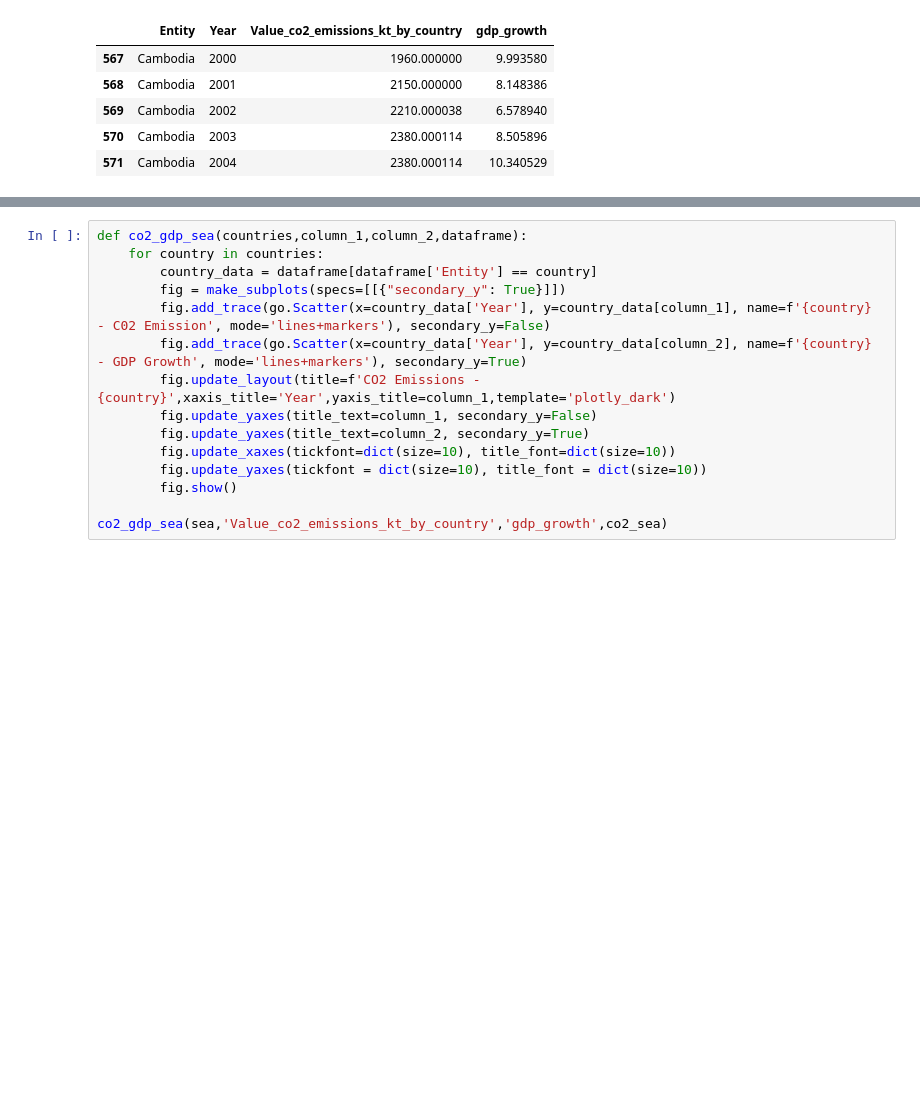
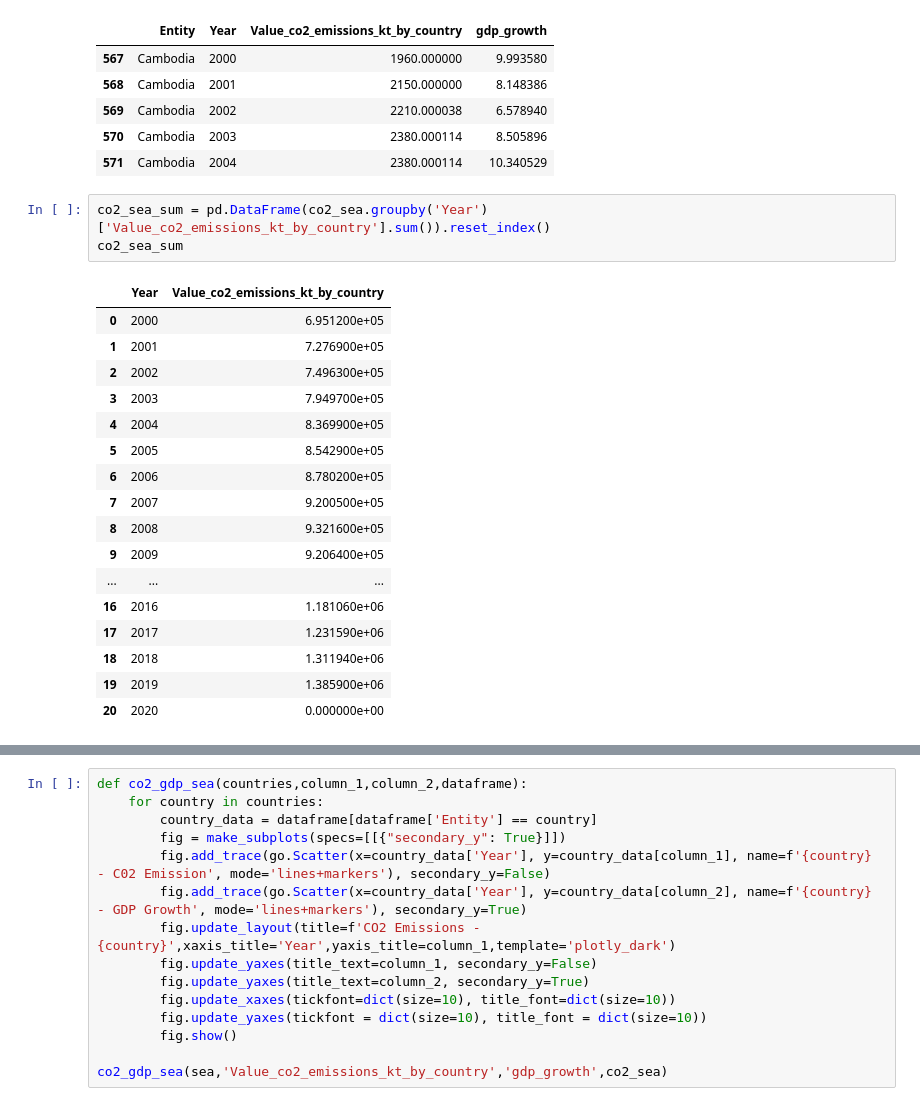
Before and after one commit to lurza/Sustainable_Energy_2020_2022, a Jupyter notebook: Sustainable_Energy1.ipynb, the cells around one changed output, grey strips where cells are left out. Drawn from its saved outputs; the diff is of its cells as text; blank space fills up the shorter version.

Commit message:
analysis on CO2 emission completed

```diff
--- a/Sustainable_Energy1.ipynb
+++ b/Sustainable_Energy1.ipynb
@@ -514,3 +513,24 @@ co2_sea.head()
 | 569 | Cambodia | 2002 | 2210.000038 | 6.578940 |
 | 570 | Cambodia | 2003 | 2380.000114 | 8.505896 |
 | 571 | Cambodia | 2004 | 2380.000114 | 10.340529 |
+# %%
+co2_sea_sum = pd.DataFrame(co2_sea.groupby('Year')['Value_co2_emissions_kt_by_country'].sum()).reset_index()
+co2_sea_sum
+# %% [output]
+|  | Year | Value_co2_emissions_kt_by_country |
+| 0 | 2000 | 6.951200e+05 |
+| 1 | 2001 | 7.276900e+05 |
+| 2 | 2002 | 7.496300e+05 |
+| 3 | 2003 | 7.949700e+05 |
+| 4 | 2004 | 8.369900e+05 |
+| 5 | 2005 | 8.542900e+05 |
+| 6 | 2006 | 8.780200e+05 |
+| 7 | 2007 | 9.200500e+05 |
+| 8 | 2008 | 9.321600e+05 |
+| 9 | 2009 | 9.206400e+05 |
+| ... | ... | ... |
+| 16 | 2016 | 1.181060e+06 |
+| 17 | 2017 | 1.231590e+06 |
+| 18 | 2018 | 1.311940e+06 |
+| 19 | 2019 | 1.385900e+06 |
+| 20 | 2020 | 0.000000e+00 |
```
Also changed, not shown: parts of 9 cells of this notebook.
